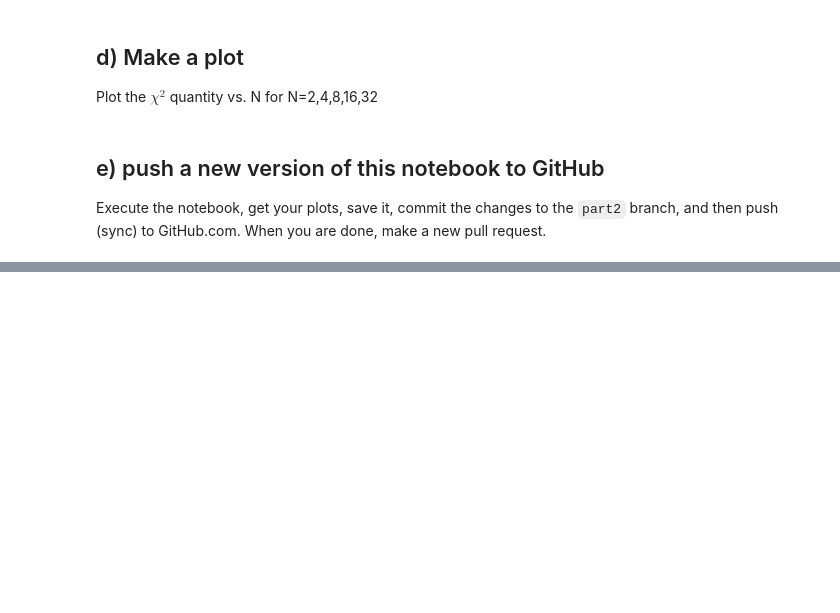
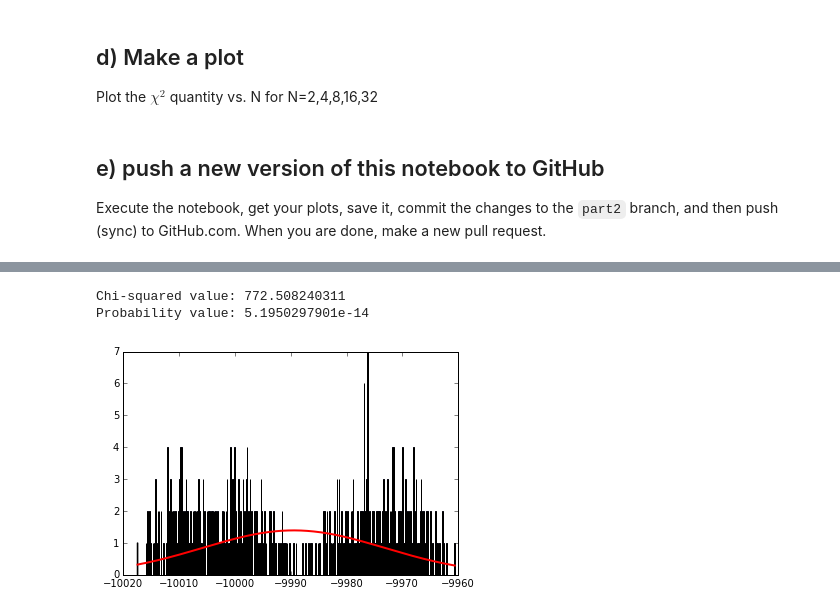
Before and after one commit to cranmer/intro-exp-phys-II, a Jupyter notebook: Central-Limit-Theorem.ipynb, the cells around one changed output, grey strips where cells are left out. Drawn from its saved outputs; the diff is of its cells as text; code cells hidden in the pictures; blank space fills up the shorter version.

```diff
--- a/Central-Limit-Theorem.ipynb
+++ b/Central-Limit-Theorem.ipynb
@@ -256,0 +393,6 @@ Execute the notebook, get your plots, save it, commit the changes to the `part2`
+# %%
+do_random_convolution_with_chi2(ok_distributions_list,16)
+# %% [output]
+Chi-squared value: 772.508240311
+Probability value: 5.1950297901e-14
+[figure, added]
```
Also changed, not shown: parts of 22 cells of this notebook.
